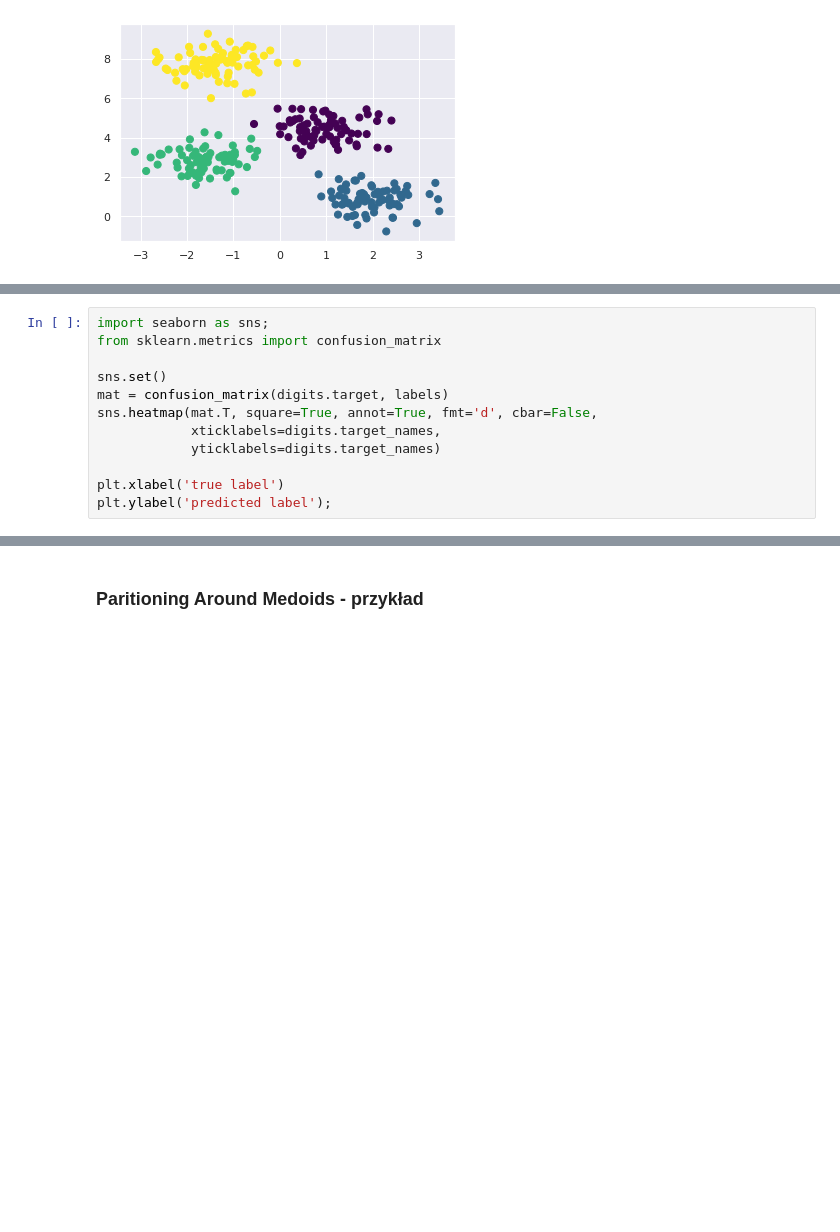
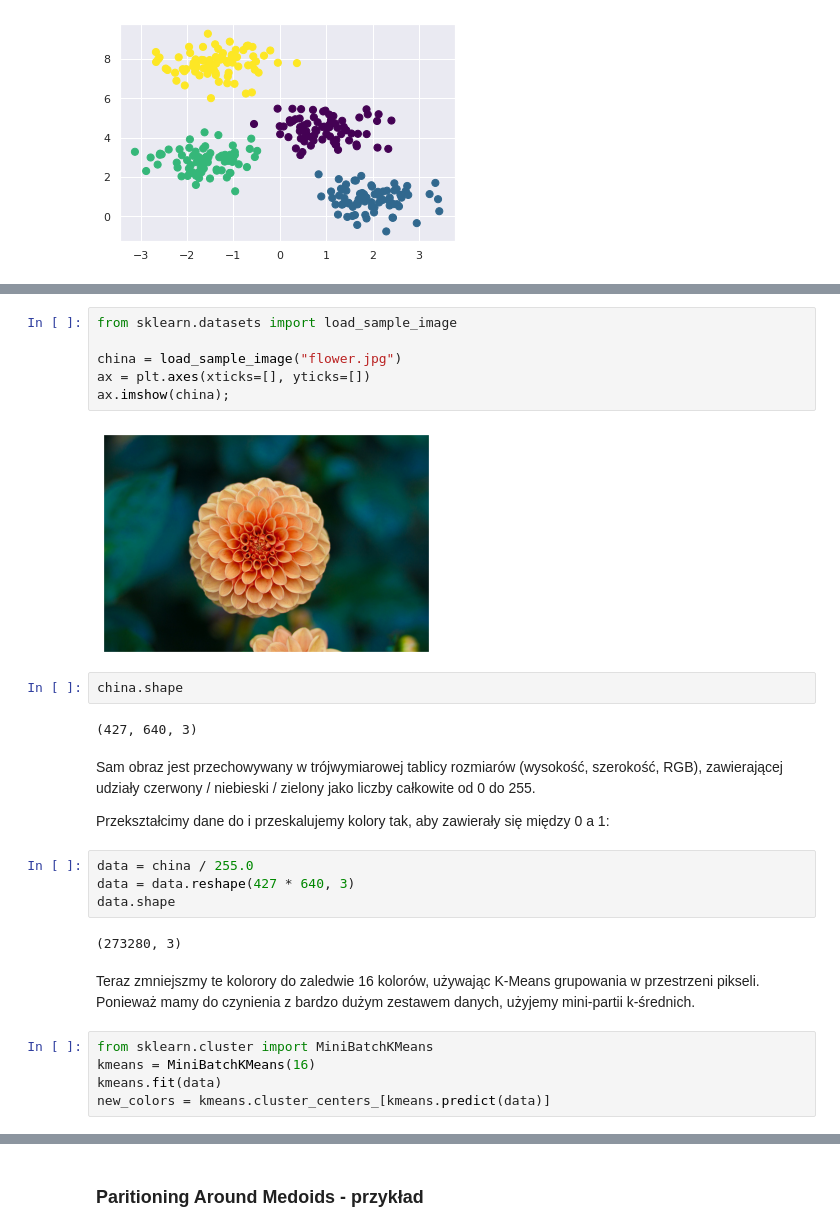
Before and after one commit to mikiisz/ml-tutorial6, a Jupyter notebook: ml_tutorial6.ipynb, the cells around one changed output, grey strips where cells are left out. Saved outputs shown, nothing was run; the diff lists cells and outputs as text; blank space fills up the shorter version.

```diff
--- a/ml_tutorial6.ipynb
+++ b/ml_tutorial6.ipynb
@@ -121,12 +76,0 @@ Uzyskaliśmy 80% dokładności (zwykłym grupowaniem!). Możemy również zwizua
-# %%
-import seaborn as sns;
-from sklearn.metrics import confusion_matrix
-
-sns.set()
-mat = confusion_matrix(digits.target, labels)
-sns.heatmap(mat.T, square=True, annot=True, fmt='d', cbar=False,
-            xticklabels=digits.target_names,
-            yticklabels=digits.target_names)
-
-plt.xlabel('true label')
-plt.ylabel('predicted label');
@@ -136,0 +83,29 @@ Jak można się spodziewać po wizualizowanych wcześniej ośrodkach skupień, g
+# %%
+from sklearn.datasets import load_sample_image
+
+china = load_sample_image("flower.jpg")
+ax = plt.axes(xticks=[], yticks=[])
+ax.imshow(china);
+# %% [output]
+[figure, added]
+# %%
+china.shape
+# %% [output]
+(427, 640, 3)
+# %% [markdown]
+Sam obraz jest przechowywany w trójwymiarowej tablicy rozmiarów (wysokość, szerokość, RGB), zawierającej udziały czerwony / niebieski / zielony jako liczby całkowite od 0 do 255.
+
+Przekształcimy dane do i przeskalujemy kolory tak, aby zawierały się między 0 a 1:
+# %%
+data = china / 255.0
+data = data.reshape(427 * 640, 3)
+data.shape
+# %% [output]
+(273280, 3)
+# %% [markdown]
+Teraz zmniejszmy te kolorory do zaledwie 16 kolorów, używając K-Means grupowania w przestrzeni pikseli. Ponieważ mamy do czynienia z bardzo dużym zestawem danych, użyjemy mini-partii k-średnich.
+# %%
+from sklearn.cluster import MiniBatchKMeans
+kmeans = MiniBatchKMeans(16)
+kmeans.fit(data)
+new_colors = kmeans.cluster_centers_[kmeans.predict(data)]
```
Also changed, not shown: parts of 21 cells of this notebook.
